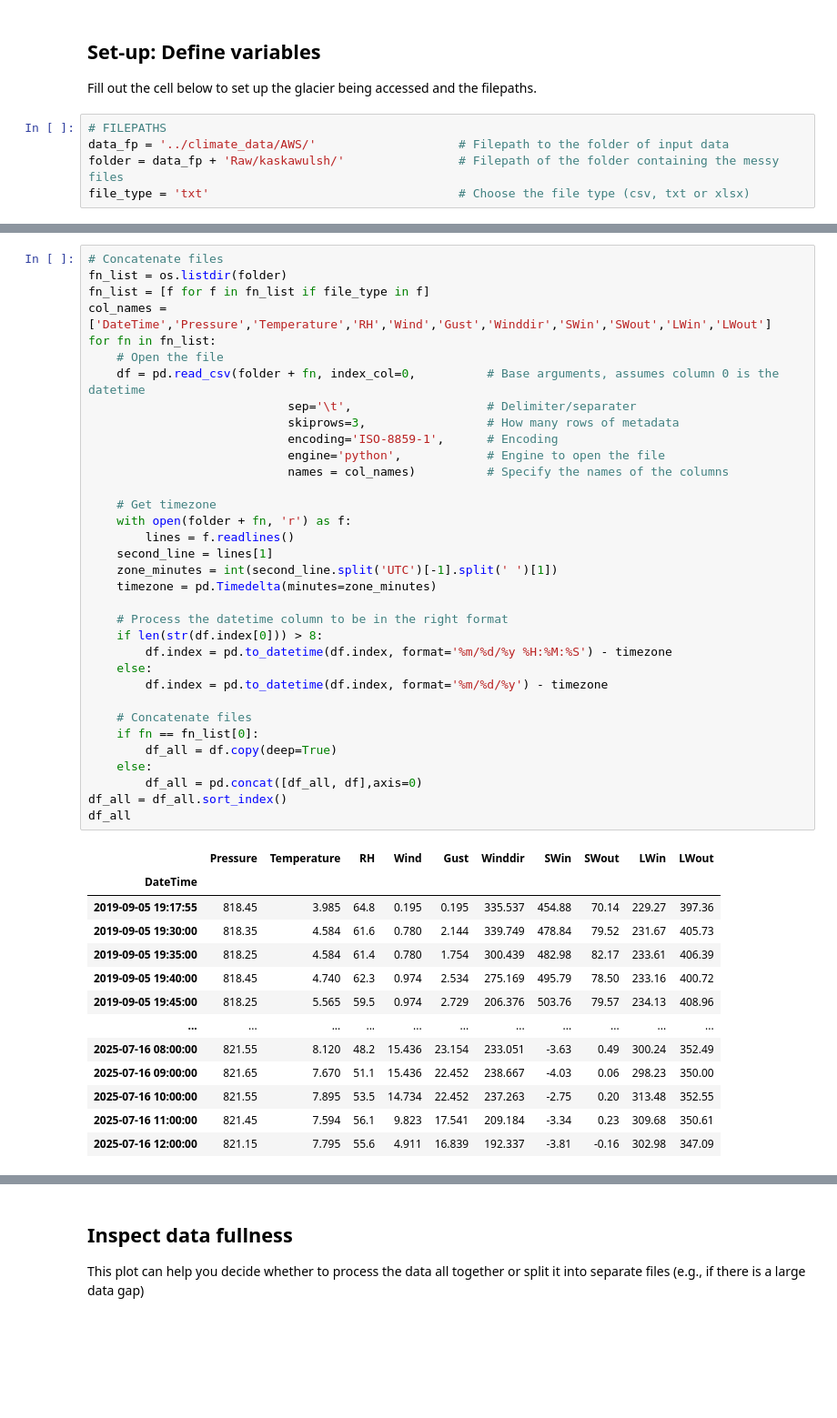
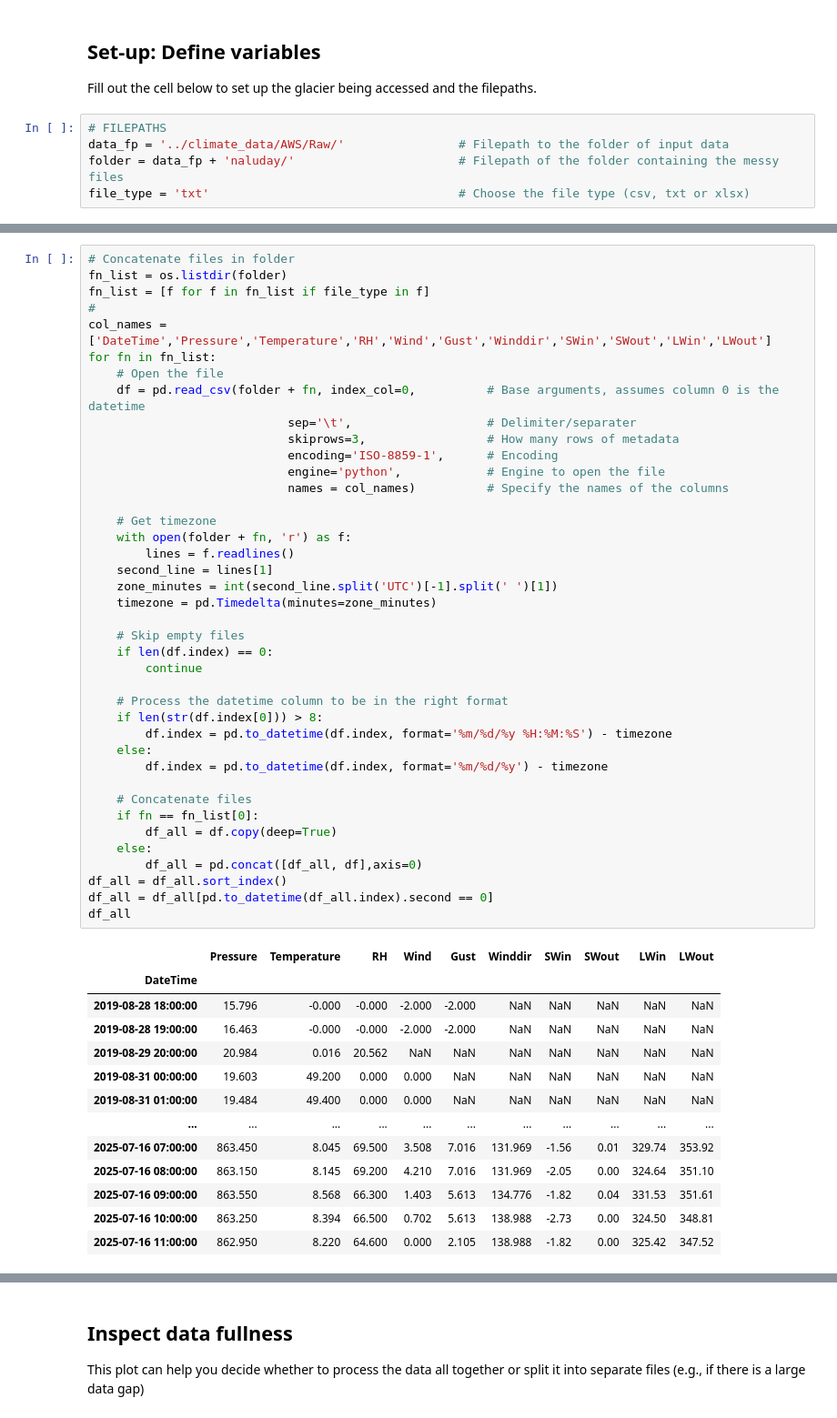
Before and after one commit to clairevwilson/PyGEM-EB, a Jupyter notebook: preprocess_AWS.ipynb, the cells around one changed output, grey strips where cells are left out. Shown: that part at 91% size. Cells and saved outputs as stored; diff of their text form; blank space fills up the shorter version.

```diff
--- a/preprocess_AWS.ipynb
+++ b/preprocess_AWS.ipynb
@@ -15,6 +15,6 @@ logging.getLogger('matplotlib').setLevel(logging.WARNING)
 Fill out the cell below to set up the glacier being accessed and the filepaths.
 # %%
 # FILEPATHS
-data_fp = '../climate_data/AWS/'                    # Filepath to the folder of input data
-folder = data_fp + 'Raw/kaskawulsh/'                # Filepath of the folder containing the messy files
+data_fp = '../climate_data/AWS/Raw/'                # Filepath to the folder of input data
+folder = data_fp + 'naluday/'                       # Filepath of the folder containing the messy files
 file_type = 'txt'                                   # Choose the file type (csv, txt or xlsx)
@@ -21,48 +24,54 @@ file_type = 'txt'                                   # Choose the file type (csv,
 # %%
-# Concatenate files
+# Concatenate files in folder
 fn_list = os.listdir(folder)
 fn_list = [f for f in fn_list if file_type in f]
+#
 col_names = ['DateTime','Pressure','Temperature','RH','Wind','Gust','Winddir','SWin','SWout','LWin','LWout']
 for fn in fn_list:
     # Open the file
     df = pd.read_csv(folder + fn, index_col=0,          # Base arguments, assumes column 0 is the datetime
                             sep='\t',                   # Delimiter/separater
                             skiprows=3,                 # How many rows of metadata
                             encoding='ISO-8859-1',      # Encoding
                             engine='python',            # Engine to open the file
                             names = col_names)          # Specify the names of the columns
 
     # Get timezone
     with open(folder + fn, 'r') as f:
         lines = f.readlines()
     second_line = lines[1]
     zone_minutes = int(second_line.split('UTC')[-1].split(' ')[1])
     timezone = pd.Timedelta(minutes=zone_minutes)
 
+    # Skip empty files
+    if len(df.index) == 0:
+        continue
+
     # Process the datetime column to be in the right format
     if len(str(df.index[0])) > 8:
         df.index = pd.to_datetime(df.index, format='%m/%d/%y %H:%M:%S') - timezone
     else:
         df.index = pd.to_datetime(df.index, format='%m/%d/%y') - timezone
 
     # Concatenate files
     if fn == fn_list[0]:
         df_all = df.copy(deep=True)
     else:
         df_all = pd.concat([df_all, df],axis=0)
 df_all = df_all.sort_index()
+df_all = df_all[pd.to_datetime(df_all.index).second == 0]
 df_all
 # %% [output]
 |  | Pressure | Temperature | RH | Wind | Gust | Winddir | SWin | SWout | LWin | LWout |
 | DateTime |  |  |  |  |  |  |  |  |  |  |
-| 2019-09-05 19:17:55 | 818.45 | 3.985 | 64.8 | 0.195 | 0.195 | 335.537 | 454.88 | 70.14 | 229.27 | 397.36 |
-| 2019-09-05 19:30:00 | 818.35 | 4.584 | 61.6 | 0.780 | 2.144 | 339.749 | 478.84 | 79.52 | 231.67 | 405.73 |
-| 2019-09-05 19:35:00 | 818.25 | 4.584 | 61.4 | 0.780 | 1.754 | 300.439 | 482.98 | 82.17 | 233.61 | 406.39 |
-| 2019-09-05 19:40:00 | 818.45 | 4.740 | 62.3 | 0.974 | 2.534 | 275.169 | 495.79 | 78.50 | 233.16 | 400.72 |
-| 2019-09-05 19:45:00 | 818.25 | 5.565 | 59.5 | 0.974 | 2.729 | 206.376 | 503.76 | 79.57 | 234.13 | 408.96 |
+| 2019-08-28 18:00:00 | 15.796 | -0.000 | -0.000 | -2.000 | -2.000 | NaN | NaN | NaN | NaN | NaN |
+| 2019-08-28 19:00:00 | 16.463 | -0.000 | -0.000 | -2.000 | -2.000 | NaN | NaN | NaN | NaN | NaN |
+| 2019-08-29 20:00:00 | 20.984 | 0.016 | 20.562 | NaN | NaN | NaN | NaN | NaN | NaN | NaN |
+| 2019-08-31 00:00:00 | 19.603 | 49.200 | 0.000 | 0.000 | NaN | NaN | NaN | NaN | NaN | NaN |
+| 2019-08-31 01:00:00 | 19.484 | 49.400 | 0.000 | 0.000 | NaN | NaN | NaN | NaN | NaN | NaN |
 | ... | ... | ... | ... | ... | ... | ... | ... | ... | ... | ... |
-| 2025-07-16 08:00:00 | 821.55 | 8.120 | 48.2 | 15.436 | 23.154 | 233.051 | -3.63 | 0.49 | 300.24 | 352.49 |
-| 2025-07-16 09:00:00 | 821.65 | 7.670 | 51.1 | 15.436 | 22.452 | 238.667 | -4.03 | 0.06 | 298.23 | 350.00 |
-| 2025-07-16 10:00:00 | 821.55 | 7.895 | 53.5 | 14.734 | 22.452 | 237.263 | -2.75 | 0.20 | 313.48 | 352.55 |
-| 2025-07-16 11:00:00 | 821.45 | 7.594 | 56.1 | 9.823 | 17.541 | 209.184 | -3.34 | 0.23 | 309.68 | 350.61 |
-| 2025-07-16 12:00:00 | 821.15 | 7.795 | 55.6 | 4.911 | 16.839 | 192.337 | -3.81 | -0.16 | 302.98 | 347.09 |
+| 2025-07-16 07:00:00 | 863.450 | 8.045 | 69.500 | 3.508 | 7.016 | 131.969 | -1.56 | 0.01 | 329.74 | 353.92 |
+| 2025-07-16 08:00:00 | 863.150 | 8.145 | 69.200 | 4.210 | 7.016 | 131.969 | -2.05 | 0.00 | 324.64 | 351.10 |
+| 2025-07-16 09:00:00 | 863.550 | 8.568 | 66.300 | 1.403 | 5.613 | 134.776 | -1.82 | 0.04 | 331.53 | 351.61 |
+| 2025-07-16 10:00:00 | 863.250 | 8.394 | 66.500 | 0.702 | 5.613 | 138.988 | -2.73 | 0.00 | 324.50 | 348.81 |
+| 2025-07-16 11:00:00 | 862.950 | 8.220 | 64.600 | 0.000 | 2.105 | 138.988 | -1.82 | 0.00 | 325.42 | 347.52 |
```
Also changed, not shown: parts of 9 cells of this notebook, 4 other files.
